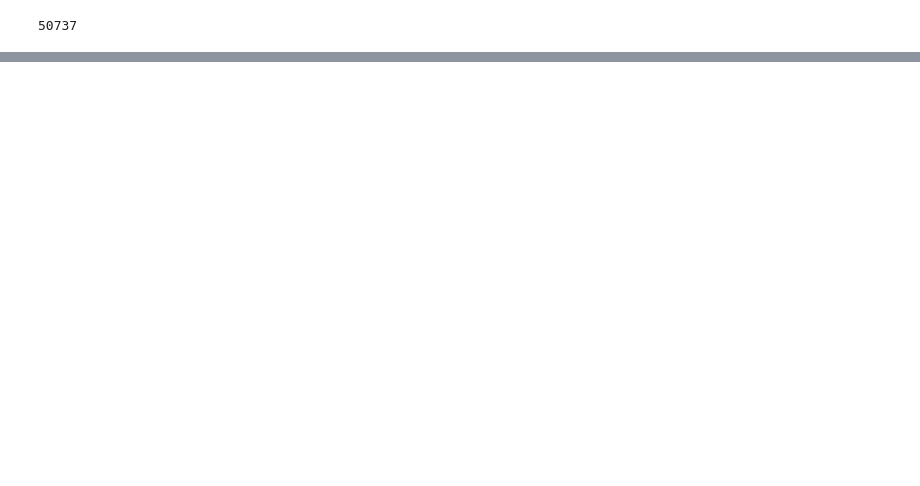
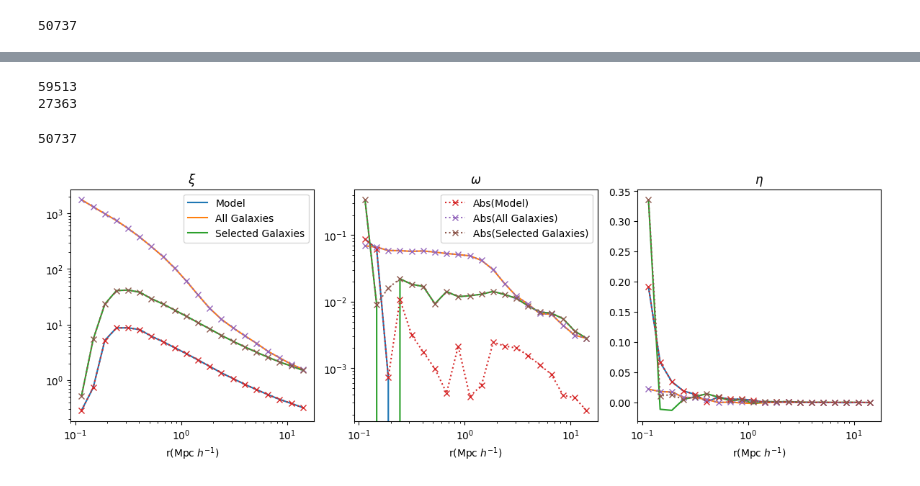
Before and after one commit to nvanalfen/MLAugmentedHalotools, a Jupyter notebook: load_illustris.ipynb, the cells around one changed output, grey strips where cells are left out. Cells and saved outputs as stored; diff of their text form; code cells hidden in the pictures; blank space fills up the shorter version.

```diff
--- a/load_illustris.ipynb
+++ b/load_illustris.ipynb
@@ -234,0 +279,80 @@ plt.show()
+# %%
+print( len(model_compare.mock.galaxy_table) )
+print( sum(model_compare.mock.galaxy_table["gal_type"] == "centrals") )
+# %% [output]
+59513
+27363
+# %%
+len(data)
+# %% [output]
+50737
+# %%
+model_compare_xi, model_compare_omega, model_compare_eta = correlate(model_compare, rbins, halocat)
+
+# Get correlations from all the galaxies in data
+data_coords_all = np.array( [ data["gal_pos_x"], data["gal_pos_y"], data["gal_pos_z"] ] ).T
+data_orientations_all = np.array( [ data["av_x"], data["av_y"], data["av_z"] ] ).T
+all_data_xi = tpcf(data_coords_all, rbins, period = halocat.Lbox)
+all_data_omega = ed_3d(data_coords_all, data_orientations_all, data_coords_all, rbins, period=halocat.Lbox)
+all_data_eta = ee_3d(data_coords_all, data_orientations_all, data_coords_all, data_orientations_all, rbins, period=halocat.Lbox)
+
+# Get correlations from just the
+included_mask = np.array( [ gal_id in model_compare.mock.galaxy_table["halo_id"] for gal_id in data["gal_id"] ] )
+selected_data = data[included_mask]
+data_coords_selected = np.array( [ selected_data["gal_pos_x"], selected_data["gal_pos_y"], selected_data["gal_pos_z"] ] ).T
+data_orientations_selected = np.array( [ selected_data["av_x"], selected_data["av_y"], selected_data["av_z"] ] ).T
+selected_data_xi = tpcf(data_coords_selected, rbins, period = halocat.Lbox)
+selected_data_omega = ed_3d(data_coords_selected, data_orientations_selected, data_coords_selected, rbins, period=halocat.Lbox)
+selected_data_eta = ee_3d(data_coords_selected, data_orientations_selected, data_coords_selected, data_orientations_selected, rbins, period=halocat.Lbox)
+# %%
+# Create a 1x3 grid of subplots
+fig, axes = plt.subplots(1, 3, figsize=(12, 4))
+
+show_natural = True
+show_absolute = True
+
+axes[0].set_title(r'$\xi$')
+axes[1].set_title(r'$\omega$')
+axes[2].set_title(r'$\eta$')
+
+if show_natural:
+    axes[0].plot(rbin_centers, model_compare_xi, label="Model")
+    axes[0].plot(rbin_centers, all_data_xi, label="All Galaxies")
+    axes[0].plot(rbin_centers, selected_data_xi, label="Selected Galaxies")
+
+    axes[1].plot(rbin_centers, model_compare_omega)
+    axes[1].plot(rbin_centers, all_data_omega)
+    axes[1].plot(rbin_centers, selected_data_omega)
+
+    axes[2].plot(rbin_centers, model_compare_eta)
+    axes[2].plot(rbin_centers, all_data_eta)
+    axes[2].plot(rbin_centers, selected_data_eta)
+
+if show_absolute:
+    # Plot data in the first subplot
+    axes[0].plot(rbin_centers, abs(model_compare_xi), ":x")
+    axes[0].plot(rbin_centers, abs(all_data_xi), ":x")
+    axes[0].plot(rbin_centers, abs(selected_data_xi), ":x")
+    # Plot data in the second subplot
+    axes[1].plot(rbin_centers, abs(model_compare_omega), ":x", label="Abs(Model)")
+    axes[1].plot(rbin_centers, abs(all_data_omega), ":x", label="Abs(All Galaxies)")
+    axes[1].plot(rbin_centers, abs(selected_data_omega), ":x", label="Abs(Selected Galaxies)")
+    # Plot data in the third subplot
+    axes[2].plot(rbin_centers, abs(model_compare_eta), ":x")
+    axes[2].plot(rbin_centers, abs(all_data_eta), ":x")
+    axes[2].plot(rbin_centers, abs(selected_data_eta), ":x")
+
+# Adjust spacing between subplots
+plt.tight_layout()
+axes[0].legend()
+axes[1].legend()
+
+# Display the plots
+for ax in axes:
+    ax.set_xscale("log")
+    if not ax is axes[2]:
+        ax.set_yscale("log")
+    ax.set_xlabel(r"r(Mpc $h^{-1}$)")
+plt.show()
+# %% [output]
+[figure, added]
```
Also changed, not shown: parts of 19 cells of this notebook.
